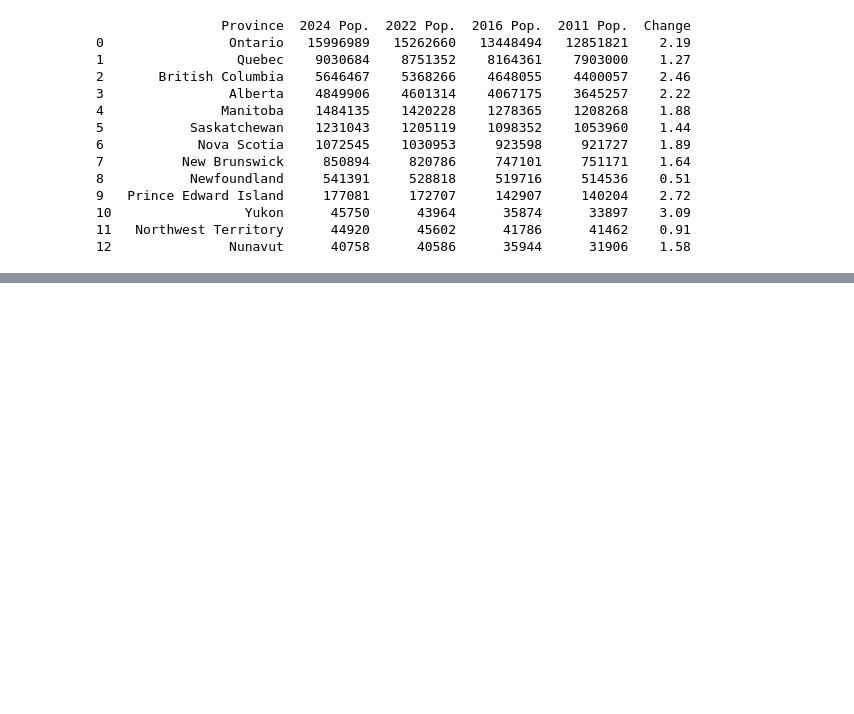
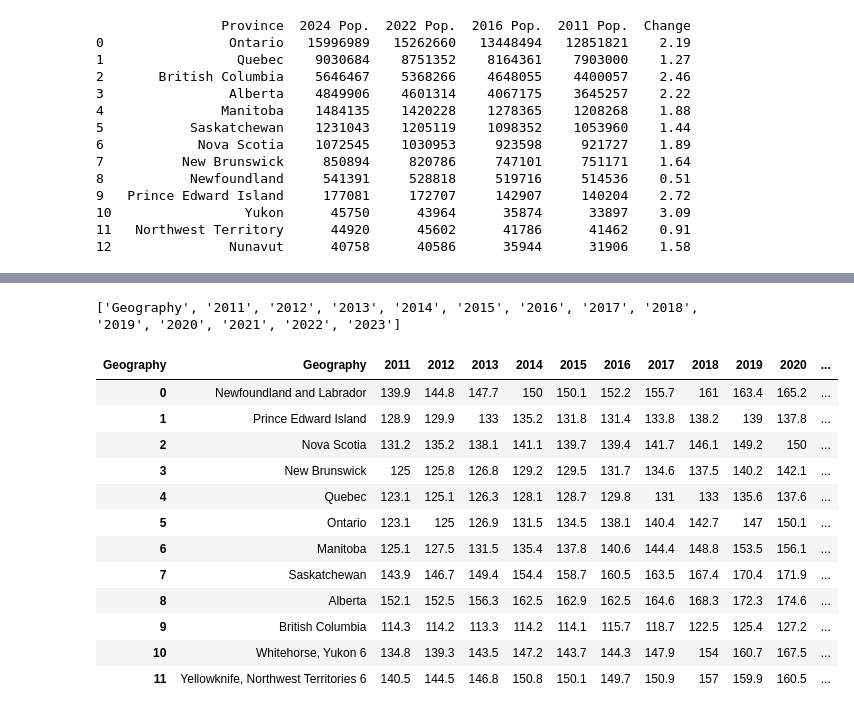
Before and after one commit to YasHabib/Canadian-Housing-Market-Predictive-Analysis, a Jupyter notebook: Canadian Housing Market Data Injestion and Exploration.ipynb, the cells around one changed output, grey strips where cells are left out. Drawn from its saved outputs; the diff is of its cells as text; code cells hidden in the pictures; blank space fills up the shorter version.

```diff
--- a/Canadian Housing Market Data Injestion and Exploration.ipynb
+++ b/Canadian Housing Market Data Injestion and Exploration.ipynb
@@ -108,0 +130,30 @@ print(df)
+# %%
+# Moving the "Geography" to column as it is currently in index.
+cpi_df.reset_index(inplace=True)
+cpi_df.rename(columns={"index": "Geography"}, inplace=True)  # Rename the default index column
+
+print(cpi_df.columns.tolist())
+
+# First, we will remove Nanuvat as we do not have any data for it and we will not be predicting it's housing cost.
+cpi_df = cpi_df[cpi_df["Geography"] != "Iqaluit, Nunavut 7"]
+
+# Reset the index after removal for a clean DataFrame
+cpi_df = cpi_df.reset_index(drop=True)
+
+# Display the updated DataFrame
+cpi_df
+# %% [output]
+['Geography', '2011', '2012', '2013', '2014', '2015', '2016', '2017', '2018', '2019', '2020', '2021', '2022', '2023']
+| Geography | Geography | 2011 | 2012 | 2013 | 2014 | 2015 | 2016 | 2017 | 2018 | 2019 | 2020 | ... |
+| 0 | Newfoundland and Labrador | 139.9 | 144.8 | 147.7 | 150 | 150.1 | 152.2 | 155.7 | 161 | 163.4 | 165.2 | ... |
+| 1 | Prince Edward Island | 128.9 | 129.9 | 133 | 135.2 | 131.8 | 131.4 | 133.8 | 138.2 | 139 | 137.8 | ... |
+| 2 | Nova Scotia | 131.2 | 135.2 | 138.1 | 141.1 | 139.7 | 139.4 | 141.7 | 146.1 | 149.2 | 150 | ... |
+| 3 | New Brunswick | 125 | 125.8 | 126.8 | 129.2 | 129.5 | 131.7 | 134.6 | 137.5 | 140.2 | 142.1 | ... |
+| 4 | Quebec | 123.1 | 125.1 | 126.3 | 128.1 | 128.7 | 129.8 | 131 | 133 | 135.6 | 137.6 | ... |
+| 5 | Ontario | 123.1 | 125 | 126.9 | 131.5 | 134.5 | 138.1 | 140.4 | 142.7 | 147 | 150.1 | ... |
+| 6 | Manitoba | 125.1 | 127.5 | 131.5 | 135.4 | 137.8 | 140.6 | 144.4 | 148.8 | 153.5 | 156.1 | ... |
+| 7 | Saskatchewan | 143.9 | 146.7 | 149.4 | 154.4 | 158.7 | 160.5 | 163.5 | 167.4 | 170.4 | 171.9 | ... |
+| 8 | Alberta | 152.1 | 152.5 | 156.3 | 162.5 | 162.9 | 162.5 | 164.6 | 168.3 | 172.3 | 174.6 | ... |
+| 9 | British Columbia | 114.3 | 114.2 | 113.3 | 114.2 | 114.1 | 115.7 | 118.7 | 122.5 | 125.4 | 127.2 | ... |
+| 10 | Whitehorse, Yukon 6 | 134.8 | 139.3 | 143.5 | 147.2 | 143.7 | 144.3 | 147.9 | 154 | 160.7 | 167.5 | ... |
+| 11 | Yellowknife, Northwest Territories 6 | 140.5 | 144.5 | 146.8 | 150.8 | 150.1 | 149.7 | 150.9 | 157 | 159.9 | 160.5 | ... |
```
Also changed, not shown: parts of 13 cells of this notebook, 19 other files.
